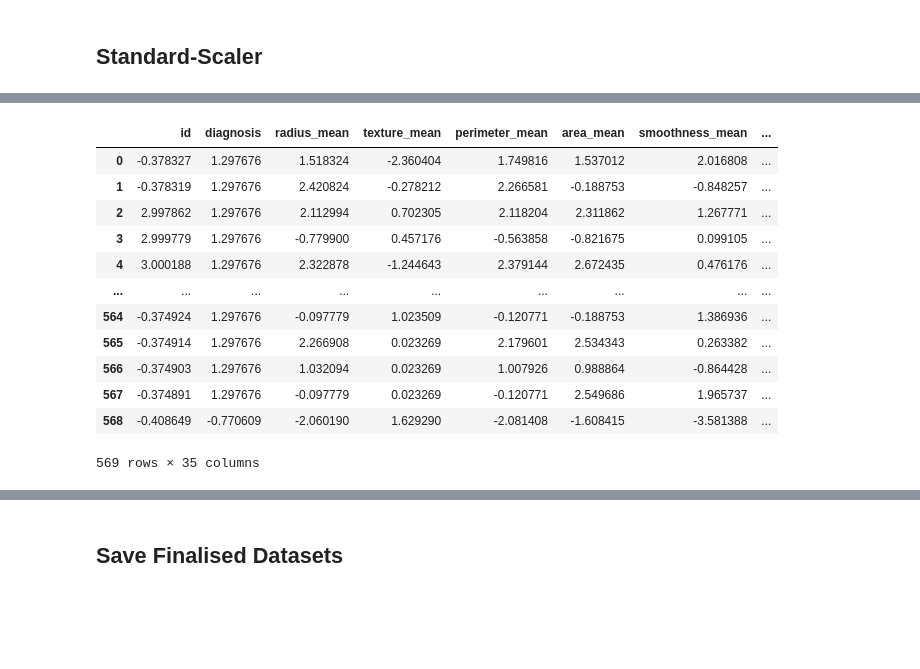
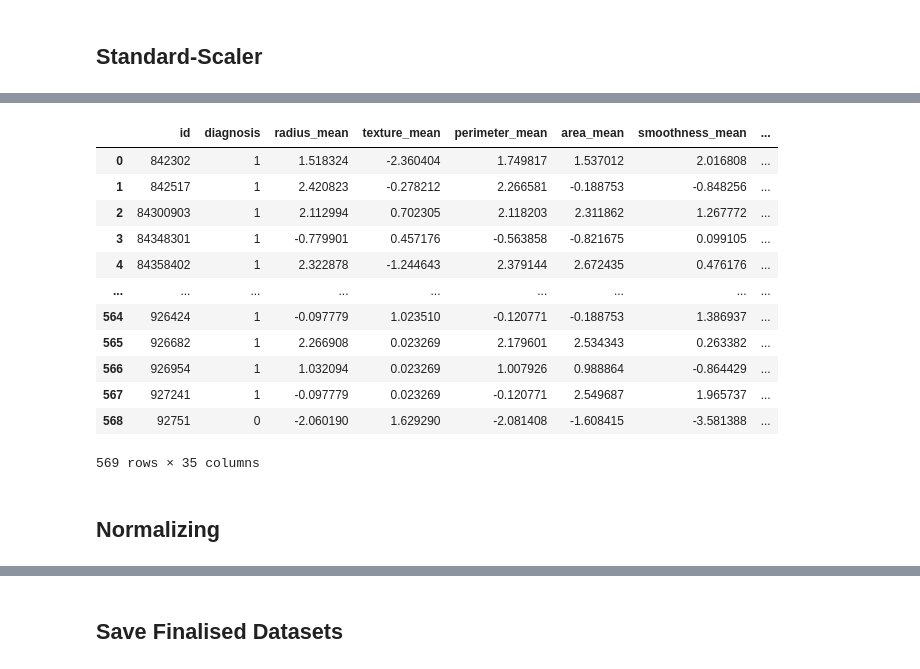
Before and after one commit to CasualModel/CancerCausality, a Jupyter notebook: notebooks/DataEngineering.ipynb, the cells around one changed output, grey strips where cells are left out. Saved outputs shown, nothing was run; the diff lists cells and outputs as text; code cells hidden in the pictures; blank space fills up the shorter version.

```diff
--- a/notebooks/DataEngineering.ipynb
+++ b/notebooks/DataEngineering.ipynb
@@ -177,9 +175,17 @@ curreent_df = data_manipulator.df
+# %%
+# Current Null value Cleaned and labelled dataframe
+current_df = data_manipulator.df
+
+# Identifying Columns to Standardize
+columns_to_standardize = current_df.columns.tolist()
+columns_to_standardize.remove('id')
+columns_to_standardize.remove('diagnosis')
 # %% [markdown]
 ## Fixing Outliers
 # %%
 # Create Cleaner object instance from current dataframe
-data_cleaner_remove = DataCleaner(curreent_df, deep=True)
-data_cleaner_revalue = DataCleaner(curreent_df, deep=True)
+data_cleaner_remove = DataCleaner(current_df, deep=True)
+data_cleaner_revalue = DataCleaner(current_df, deep=True)
 # %% [markdown]
 ## Dropping Outlier Values
 # %%
@@ -295,18 +301,20 @@ data_remove_stdscale.standardize_columns(data_remove_stdscale.df.columns.to_list
 483 rows × 35 columns
 # %%
 # For revalued outlier
-data_revalue_stdscale.standardize_columns(data_revalue_stdscale.df.columns.to_list())
+data_revalue_stdscale.standardize_columns(columns_to_standardize)
 # %% [output]
 |  | id | diagnosis | radius_mean | texture_mean | perimeter_mean | area_mean | smoothness_mean | ... |
-| 0 | -0.378327 | 1.297676 | 1.518324 | -2.360404 | 1.749816 | 1.537012 | 2.016808 | ... |
-| 1 | -0.378319 | 1.297676 | 2.420824 | -0.278212 | 2.266581 | -0.188753 | -0.848257 | ... |
-| 2 | 2.997862 | 1.297676 | 2.112994 | 0.702305 | 2.118204 | 2.311862 | 1.267771 | ... |
-| 3 | 2.999779 | 1.297676 | -0.779900 | 0.457176 | -0.563858 | -0.821675 | 0.099105 | ... |
-| 4 | 3.000188 | 1.297676 | 2.322878 | -1.244643 | 2.379144 | 2.672435 | 0.476176 | ... |
+| 0 | 842302 | 1 | 1.518324 | -2.360404 | 1.749817 | 1.537012 | 2.016808 | ... |
+| 1 | 842517 | 1 | 2.420823 | -0.278212 | 2.266581 | -0.188753 | -0.848256 | ... |
+| 2 | 84300903 | 1 | 2.112994 | 0.702305 | 2.118203 | 2.311862 | 1.267772 | ... |
+| 3 | 84348301 | 1 | -0.779901 | 0.457176 | -0.563858 | -0.821675 | 0.099105 | ... |
+| 4 | 84358402 | 1 | 2.322878 | -1.244643 | 2.379144 | 2.672435 | 0.476176 | ... |
 | ... | ... | ... | ... | ... | ... | ... | ... | ... |
-| 564 | -0.374924 | 1.297676 | -0.097779 | 1.023509 | -0.120771 | -0.188753 | 1.386936 | ... |
-| 565 | -0.374914 | 1.297676 | 2.266908 | 0.023269 | 2.179601 | 2.534343 | 0.263382 | ... |
-| 566 | -0.374903 | 1.297676 | 1.032094 | 0.023269 | 1.007926 | 0.988864 | -0.864428 | ... |
-| 567 | -0.374891 | 1.297676 | -0.097779 | 0.023269 | -0.120771 | 2.549686 | 1.965737 | ... |
-| 568 | -0.408649 | -0.770609 | -2.060190 | 1.629290 | -2.081408 | -1.608415 | -3.581388 | ... |
+| 564 | 926424 | 1 | -0.097779 | 1.023510 | -0.120771 | -0.188753 | 1.386937 | ... |
+| 565 | 926682 | 1 | 2.266908 | 0.023269 | 2.179601 | 2.534343 | 0.263382 | ... |
+| 566 | 926954 | 1 | 1.032094 | 0.023269 | 1.007926 | 0.988864 | -0.864429 | ... |
+| 567 | 927241 | 1 | -0.097779 | 0.023269 | -0.120771 | 2.549687 | 1.965737 | ... |
+| 568 | 92751 | 0 | -2.060190 | 1.629290 | -2.081408 | -1.608415 | -3.581388 | ... |
 569 rows × 35 columns
+# %% [markdown]
+## Normalizing
```
Also changed, not shown: parts of 23 cells of this notebook, 2 other files.
